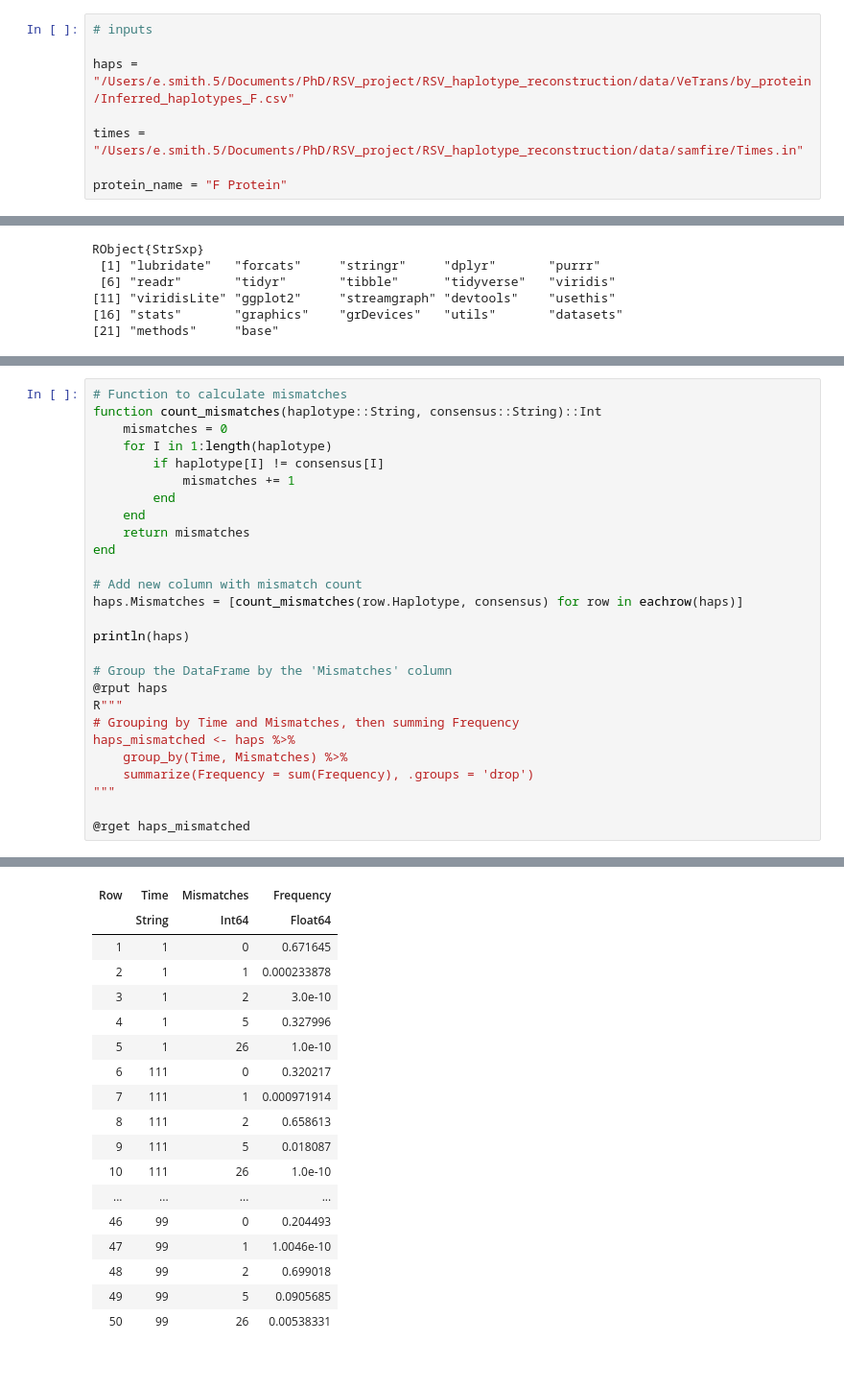
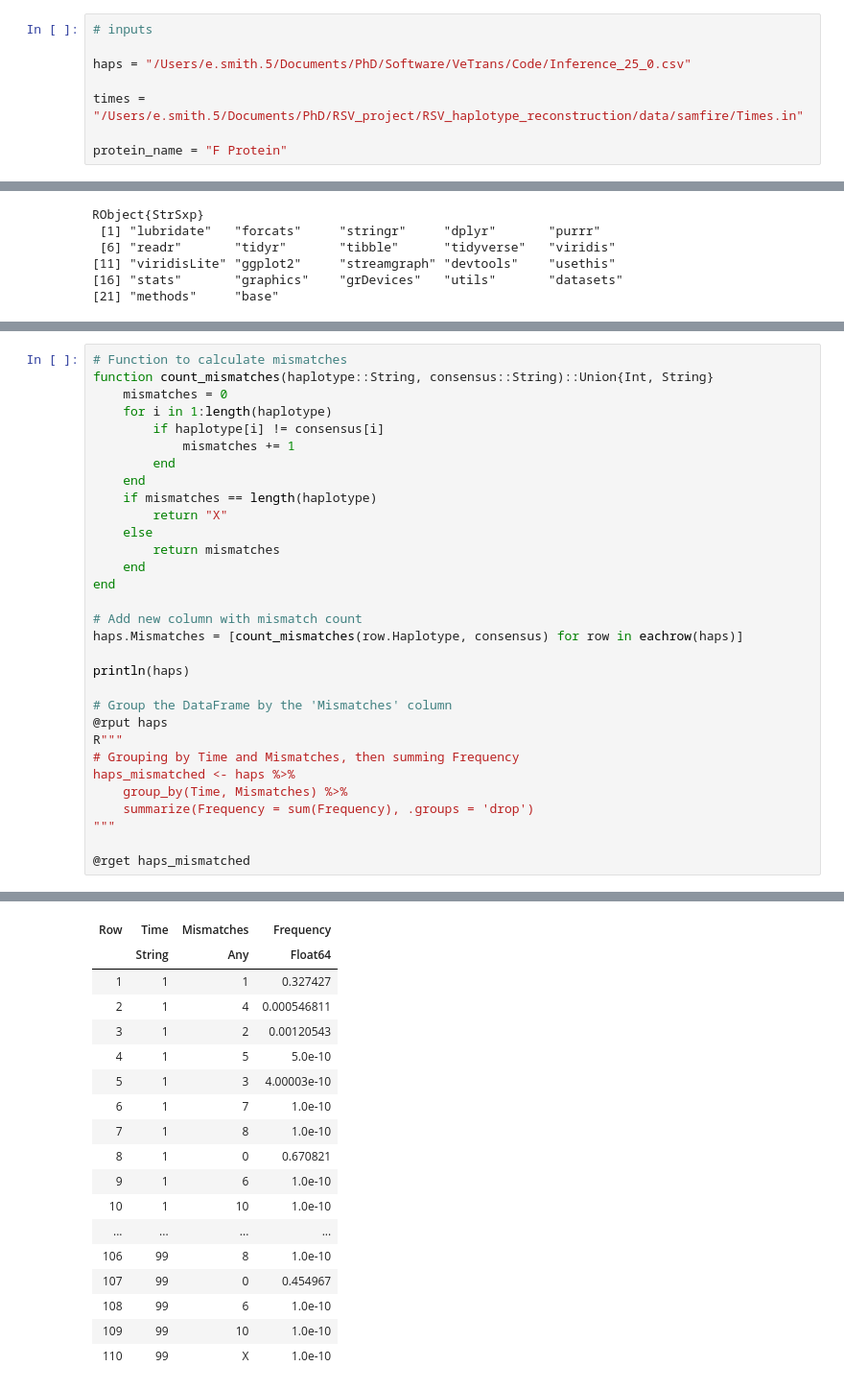
Before and after one commit to ewanwsmith/RSV_haplotype_reconstruction, a Jupyter notebook: src/haplotypes.ipynb, the cells around one changed output, grey strips where cells are left out. Shown at 96% size. Saved outputs shown, nothing was run; the diff lists cells and outputs as text.

```diff
--- a/src/haplotypes.ipynb
+++ b/src/haplotypes.ipynb
@@ -1,7 +1,7 @@
 # %%
 # inputs
 
-haps = "/Users/e.smith.5/Documents/PhD/RSV_project/RSV_haplotype_reconstruction/data/VeTrans/by_protein/Inferred_haplotypes_F.csv"
+haps = "/Users/e.smith.5/Documents/PhD/Software/VeTrans/Code/Inference_25_0.csv"
 
 times = "/Users/e.smith.5/Documents/PhD/RSV_project/RSV_haplotype_reconstruction/data/samfire/Times.in"
 
@@ -205,13 +205,17 @@ The consensus haplotype at the first time point is: GGGCCCCCGAGAAACAGCAACAAAGA
 # %%
 # Function to calculate mismatches
-function count_mismatches(haplotype::String, consensus::String)::Int
+function count_mismatches(haplotype::String, consensus::String)::Union{Int, String}
     mismatches = 0
-    for I in 1:length(haplotype)
-        if haplotype[I] != consensus[I]
+    for i in 1:length(haplotype)
+        if haplotype[i] != consensus[i]
             mismatches += 1
         end
     end
-    return mismatches
+    if mismatches == length(haplotype)
+        return "X"
+    else
+        return mismatches
+    end
 end
 
 # Add new column with mismatch count
@@ -252,21 +256,21 @@ haps_mismatched <- haps %>%
 | Row | Time | Mismatches | Frequency |
-|  | String | Int64 | Float64 |
-| 1 | 1 | 0 | 0.671645 |
-| 2 | 1 | 1 | 0.000233878 |
-| 3 | 1 | 2 | 3.0e-10 |
-| 4 | 1 | 5 | 0.327996 |
-| 5 | 1 | 26 | 1.0e-10 |
-| 6 | 111 | 0 | 0.320217 |
-| 7 | 111 | 1 | 0.000971914 |
-| 8 | 111 | 2 | 0.658613 |
-| 9 | 111 | 5 | 0.018087 |
-| 10 | 111 | 26 | 1.0e-10 |
+|  | String | Any | Float64 |
+| 1 | 1 | 1 | 0.327427 |
+| 2 | 1 | 4 | 0.000546811 |
+| 3 | 1 | 2 | 0.00120543 |
+| 4 | 1 | 5 | 5.0e-10 |
+| 5 | 1 | 3 | 4.00003e-10 |
+| 6 | 1 | 7 | 1.0e-10 |
+| 7 | 1 | 8 | 1.0e-10 |
+| 8 | 1 | 0 | 0.670821 |
+| 9 | 1 | 6 | 1.0e-10 |
+| 10 | 1 | 10 | 1.0e-10 |
 | ... | ... | ... | ... |
-| 46 | 99 | 0 | 0.204493 |
-| 47 | 99 | 1 | 1.0046e-10 |
-| 48 | 99 | 2 | 0.699018 |
-| 49 | 99 | 5 | 0.0905685 |
-| 50 | 99 | 26 | 0.00538331 |
+| 106 | 99 | 8 | 1.0e-10 |
+| 107 | 99 | 0 | 0.454967 |
+| 108 | 99 | 6 | 1.0e-10 |
+| 109 | 99 | 10 | 1.0e-10 |
+| 110 | 99 | X | 1.0e-10 |
 # %%
 # area plot for counts of mutations
 # plot
```
Also changed, not shown: parts of 5 cells of this notebook, 1 other file.
